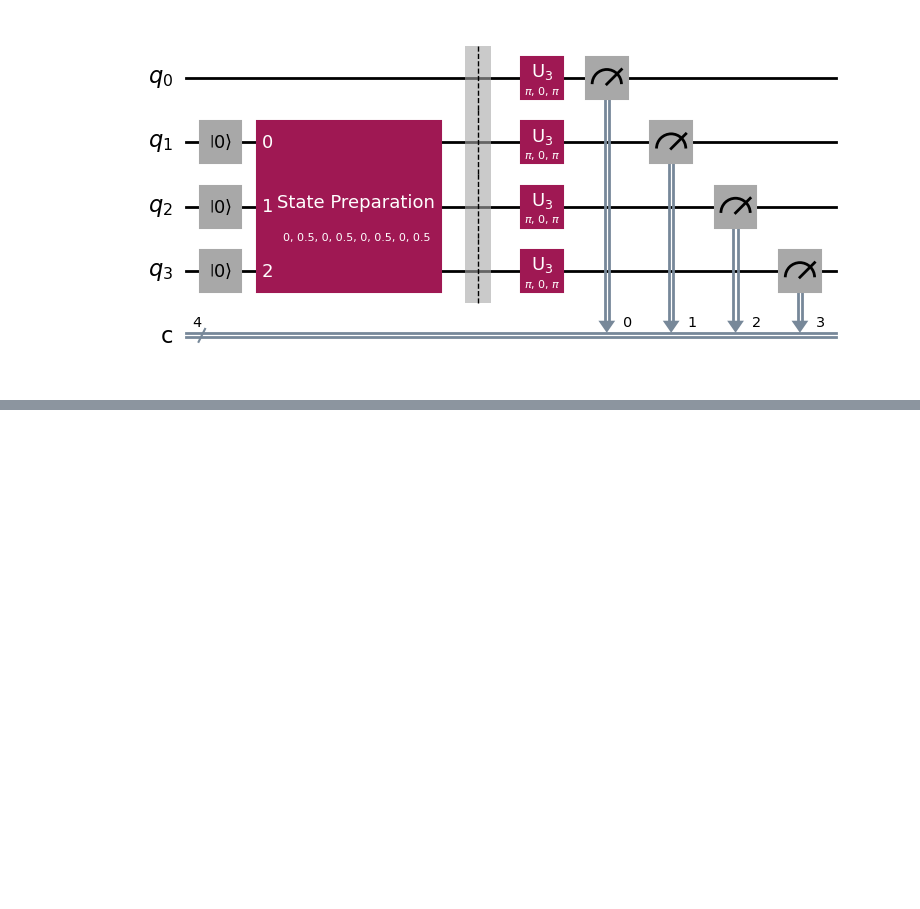
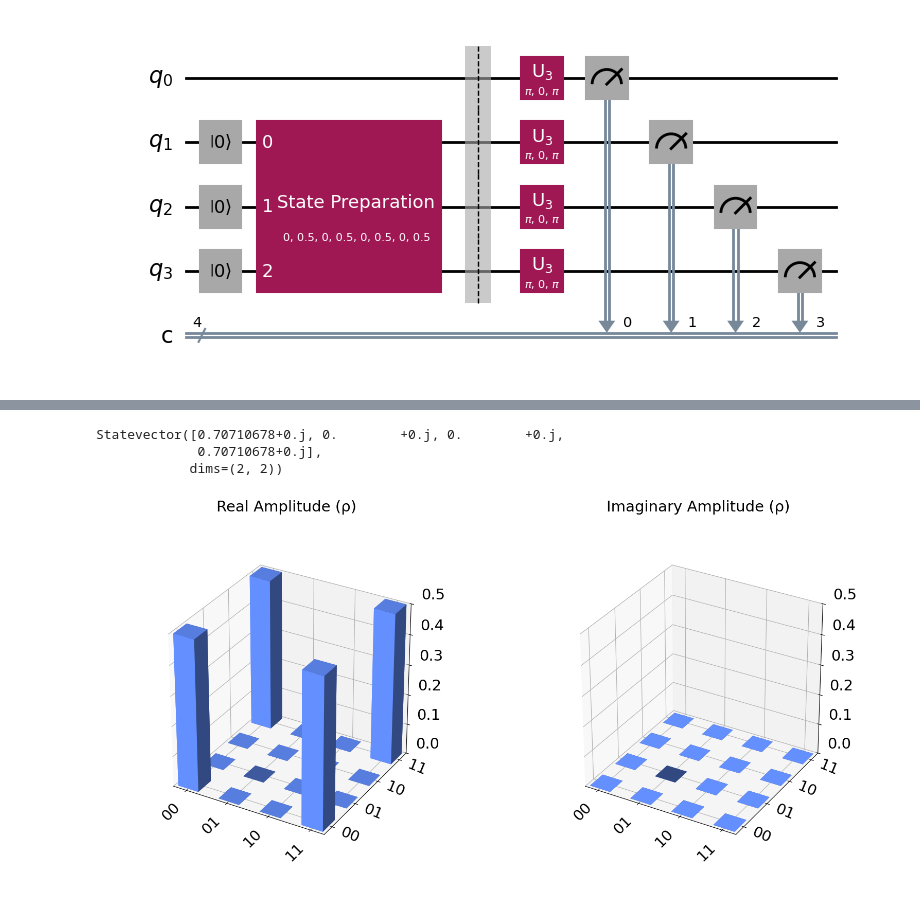
Before and after one commit to dipankardas011/Quantum-Coding, a Jupyter notebook: aer-package.ipynb, the cells around one changed output, grey strips where cells are left out. Saved outputs shown, nothing was run; the diff lists cells and outputs as text; code cells hidden in the pictures; blank space fills up the shorter version.

```diff
--- a/aer-package.ipynb
+++ b/aer-package.ipynb
@@ -182,0 +215,18 @@ plot_histogram(res.get_counts())
+# %%
+qc = QuantumCircuit(2)
+
+qc.h(0)
+qc.cx(0, 1)
+qc.save_statevector()
+
+statevector = backend.run(qc).result().get_statevector(qc)
+# %%
+statevector
+# %% [output]
+Statevector([0.70710678+0.j, 0.        +0.j, 0.        +0.j,
+             0.70710678+0.j],
+            dims=(2, 2))
+# %%
+plot_state_city(statevector)
+# %% [output]
+[figure, added]
```
Also changed, not shown: parts of 12 cells of this notebook.
